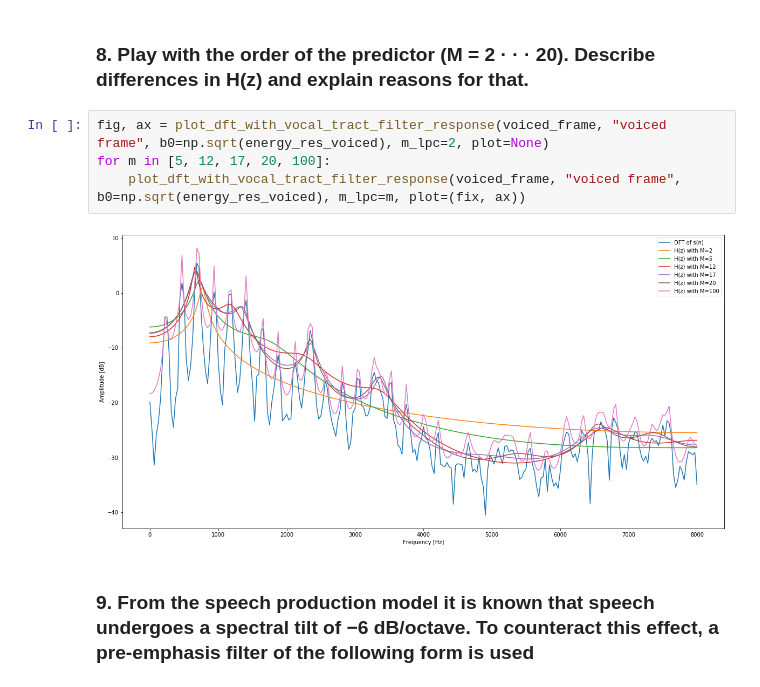
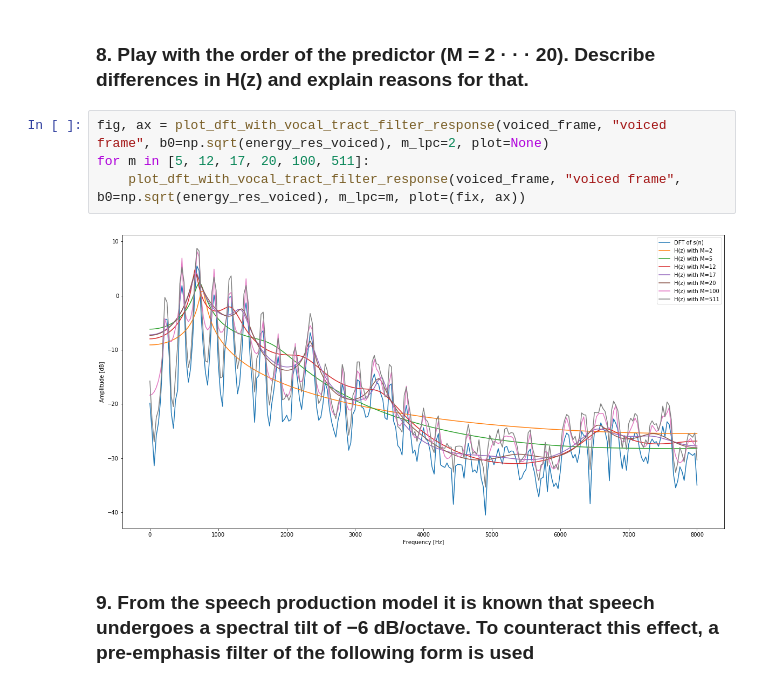
Before and after one commit to floschne/ssp20, a Jupyter notebook: notebooks/ex3.ipynb, the cells around one changed output. Cells and saved outputs as stored; diff of their text form.

```diff
--- a/notebooks/ex3.ipynb
+++ b/notebooks/ex3.ipynb
@@ -216,10 +234,10 @@ plot_dft_with_vocal_tract_filter_response(voiced_frame, "voiced frame", b0=np.sq
  ### 8. Play with the order of the predictor (M = 2 · · · 20). Describe differences in H(z) and explain reasons for that.
 # %%
 fig, ax = plot_dft_with_vocal_tract_filter_response(voiced_frame, "voiced frame", b0=np.sqrt(energy_res_voiced), m_lpc=2, plot=None)
-for m in [5, 12, 17, 20, 100]:
+for m in [5, 12, 17, 20, 100, 511]:
     plot_dft_with_vocal_tract_filter_response(voiced_frame, "voiced frame", b0=np.sqrt(energy_res_voiced), m_lpc=m, plot=(fix, ax))
 # %% [output]
-[figure, old version]
+[figure, new version]
 # %% [markdown]
 ### 9. From the speech production model it is known that speech undergoes a spectral tilt of −6 dB/octave. To counteract this effect, a pre-emphasis filter of the following form is used
 # %%
```
Also changed, not shown: parts of 8 cells of this notebook, 7 other files.
